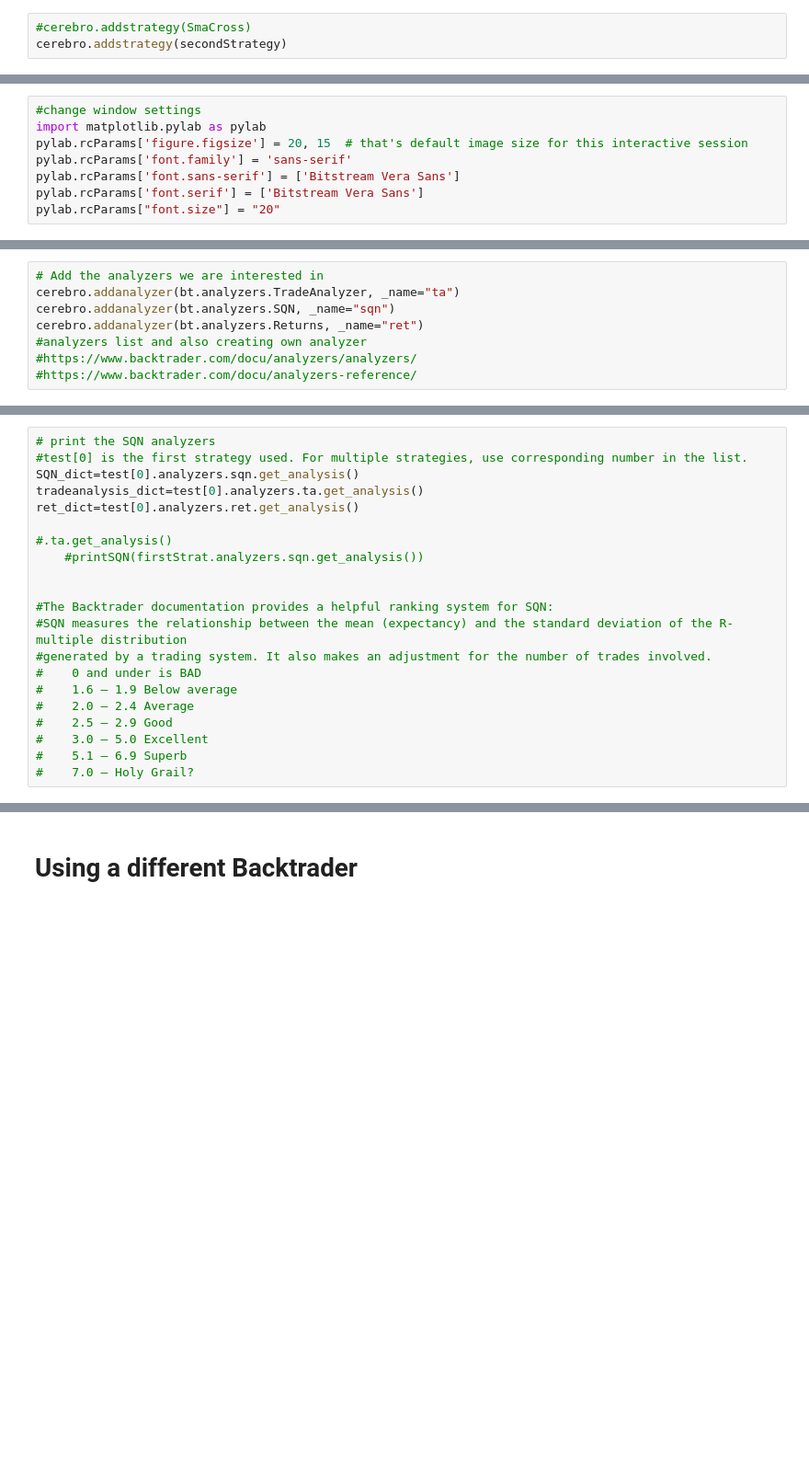
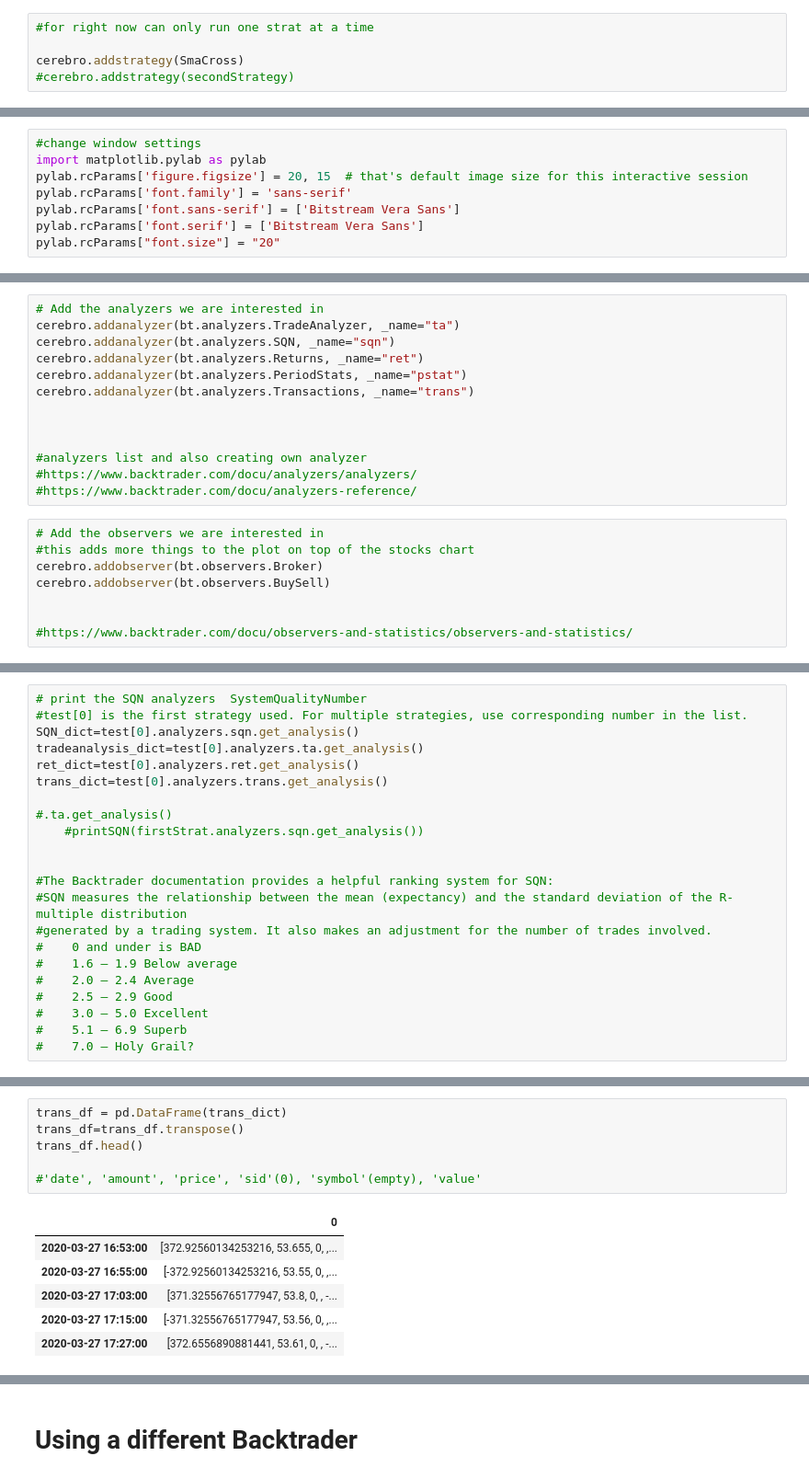
Before and after one commit to hjeffreywang/Alpaca-Algotrading--Legacy-, a Jupyter notebook: Integrated_backtester_historical.ipynb, the cells around one changed output, grey strips where cells are left out. Shown at 92% size. Drawn from its saved outputs; the diff is of its cells as text; blank space fills up the shorter version.

```diff
--- a/Integrated_backtester_historical.ipynb
+++ b/Integrated_backtester_historical.ipynb
@@ -75,8 +71,10 @@ class secondStrategy(bt.Strategy):
             if self.rsi > 70:
                 self.sell(size=100)
 # %%
-#cerebro.addstrategy(SmaCross)
-cerebro.addstrategy(secondStrategy)
+#for right now can only run one strat at a time
+
+cerebro.addstrategy(SmaCross)
+#cerebro.addstrategy(secondStrategy)
 # %% [output]
 0
 # %%
@@ -124,9 +133,22 @@ sma.plotinfo.plotname = 'mysma'
 cerebro.addanalyzer(bt.analyzers.TradeAnalyzer, _name="ta")
 cerebro.addanalyzer(bt.analyzers.SQN, _name="sqn")
 cerebro.addanalyzer(bt.analyzers.Returns, _name="ret")
+cerebro.addanalyzer(bt.analyzers.PeriodStats, _name="pstat")
+cerebro.addanalyzer(bt.analyzers.Transactions, _name="trans")
+
+
+
 #analyzers list and also creating own analyzer
 #https://www.backtrader.com/docu/analyzers/analyzers/
 #https://www.backtrader.com/docu/analyzers-reference/
+# %%
+# Add the observers we are interested in
+#this adds more things to the plot on top of the stocks chart
+cerebro.addobserver(bt.observers.Broker)
+cerebro.addobserver(bt.observers.BuySell)
+
+
+#https://www.backtrader.com/docu/observers-and-statistics/observers-and-statistics/
 # %%
 # Run over everything
 test=cerebro.run()
@@ -140,9 +164,10 @@ cerebro.plot()
 # %%
-# print the SQN analyzers
+# print the SQN analyzers  SystemQualityNumber
 #test[0] is the first strategy used. For multiple strategies, use corresponding number in the list.
 SQN_dict=test[0].analyzers.sqn.get_analysis()
 tradeanalysis_dict=test[0].analyzers.ta.get_analysis()
 ret_dict=test[0].analyzers.ret.get_analysis()
+trans_dict=test[0].analyzers.trans.get_analysis()
 
 #.ta.get_analysis()
     #printSQN(firstStrat.analyzers.sqn.get_analysis())
@@ -215,0 +242,13 @@ AutoOrderedDict([('total', 3),
+# %%
+trans_df = pd.DataFrame(trans_dict)
+trans_df=trans_df.transpose()
+trans_df.head()
+
+#'date', 'amount', 'price', 'sid'(0), 'symbol'(empty), 'value'
+# %% [output]
+|  | 0 |
+| 2020-03-27 16:53:00 | [372.92560134253216, 53.655, 0, ,... |
+| 2020-03-27 16:55:00 | [-372.92560134253216, 53.55, 0, ,... |
+| 2020-03-27 17:03:00 | [371.32556765177947, 53.8, 0, , -... |
+| 2020-03-27 17:15:00 | [-371.32556765177947, 53.56, 0, ,... |
+| 2020-03-27 17:27:00 | [372.6556890881441, 53.61, 0, , -... |
```
Also changed, not shown: parts of 23 cells of this notebook, 2 other files.
